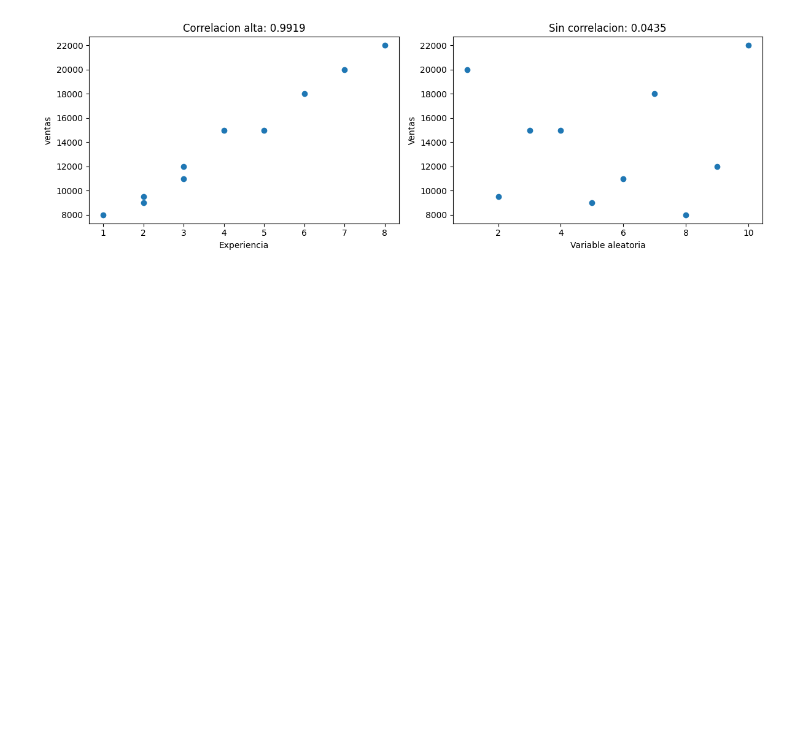
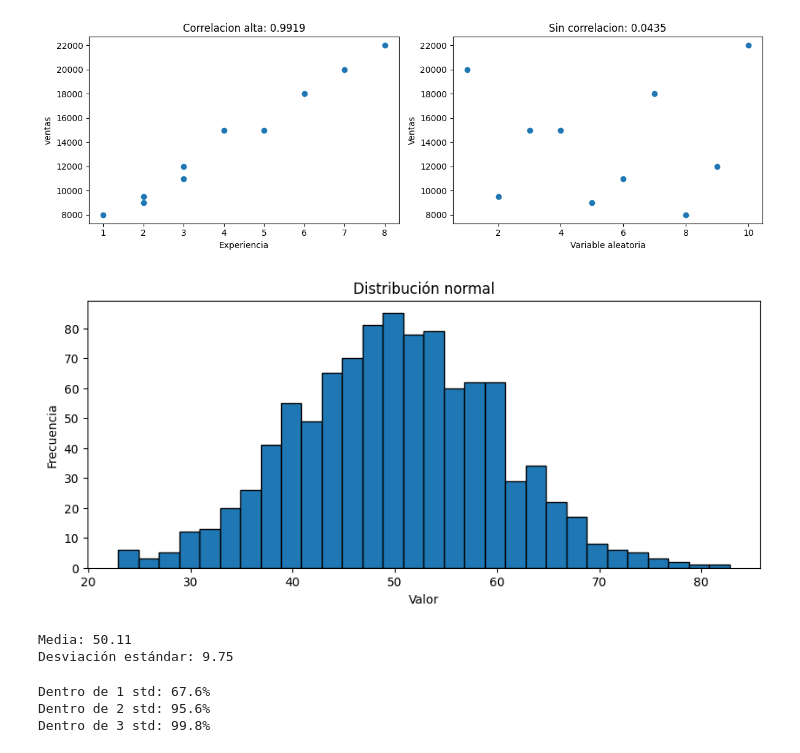
Before and after one commit to ohigginsrodriguez-cloud/bases-data-science, a Jupyter notebook: 03- statistics/01_estadistica_basica.ipynb, the cells around one changed output. Drawn from its saved outputs; the diff is of its cells as text; code cells hidden in the pictures; blank space fills up the shorter version.

Commit message:
Add distributions: normal, exponential and uniform

```diff
--- a/03- statistics/01_estadistica_basica.ipynb
+++ b/03- statistics/01_estadistica_basica.ipynb
@@ -88,3 +88,38 @@ plt.tight_layout()
 plt.show()
 # %% [output]
 [figure]
+# %%
+import numpy as np
+import matplotlib.pyplot as plt
+
+# Distribución normal — la más importante en estadística
+datos_normales = np.random.normal(loc=50, scale=10, size=1000)
+
+plt.figure(figsize=(10, 4))
+plt.hist(datos_normales, bins=30, edgecolor='black')
+plt.title("Distribución normal")
+plt.xlabel("Valor")
+plt.ylabel("Frecuencia")
+plt.show()
+
+print("Media:", round(np.mean(datos_normales), 2))
+print("Desviación estándar:", round(np.std(datos_normales), 2))
+# %% [output]
+[figure, added]
+Media: 50.11
+Desviación estándar: 9.75
+# %%
+media = np.mean(datos_normales)
+std = np.std(datos_normales)
+
+dentro_1std = np.sum((datos_normales >= media - std) & (datos_normales <= media + std))
+dentro_2std = np.sum((datos_normales >= media - 2*std) & (datos_normales <= media + 2*std))
+dentro_3std = np.sum((datos_normales >= media - 3*std) & (datos_normales <= media + 3*std))
+
+print(f"Dentro de 1 std: {dentro_1std/10}%")
+print(f"Dentro de 2 std: {dentro_2std/10}%")
+print(f"Dentro de 3 std: {dentro_3std/10}%")
+# %% [output]
+Dentro de 1 std: 67.6%
+Dentro de 2 std: 95.6%
+Dentro de 3 std: 99.8%
```
Also changed, not shown: parts of 1 cell of this notebook.
